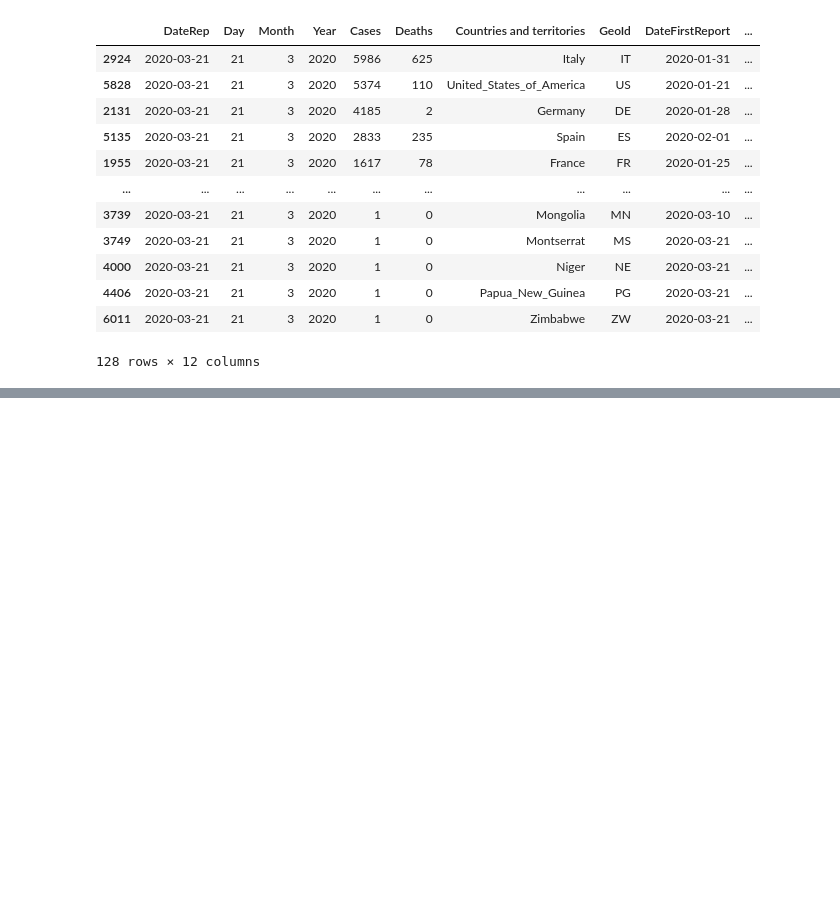
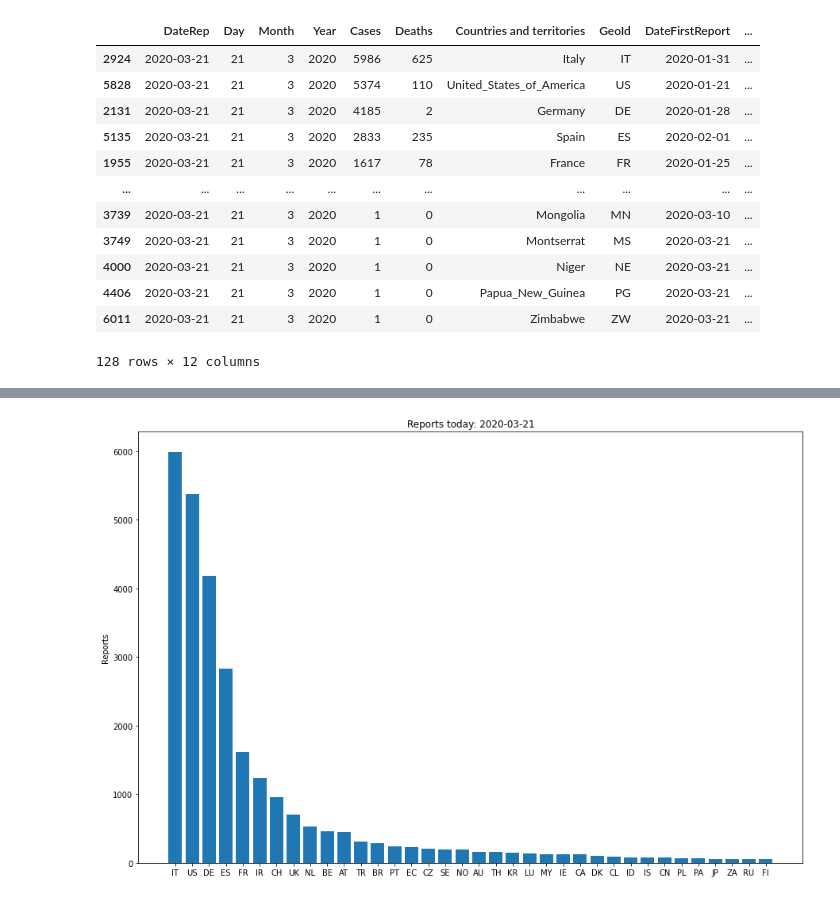
Before and after one commit to robsonspereira/COVID19, a Jupyter notebook: corona.ipynb, the cells around one changed output, grey strips where cells are left out. Saved outputs shown, nothing was run; the diff lists cells and outputs as text; code cells hidden in the pictures; blank space fills up the shorter version.

```diff
--- a/corona.ipynb
+++ b/corona.ipynb
@@ -190,0 +182,11 @@ graph.show()
+# %%
+Events_today_filter = Events_today.query('Cases >= 50')
+plt.figure(figsize=(15,10))
+plt.bar(x,y,align='center')
+x=Events_today_filter['GeoId']
+y=Events_today_filter['Cases']
+plt.ylabel('Reports')
+plt.title('Reports today: %s'%(d))
+plt.show()
+# %% [output]
+[figure, added]
```
Also changed, not shown: parts of 2 cells of this notebook.
